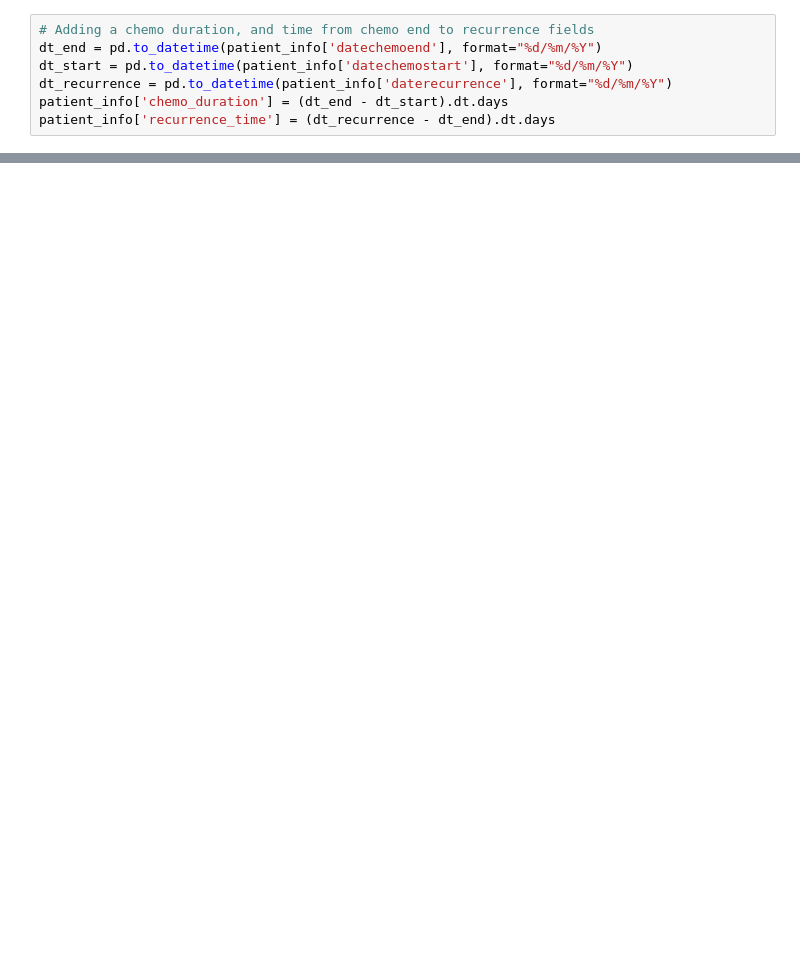
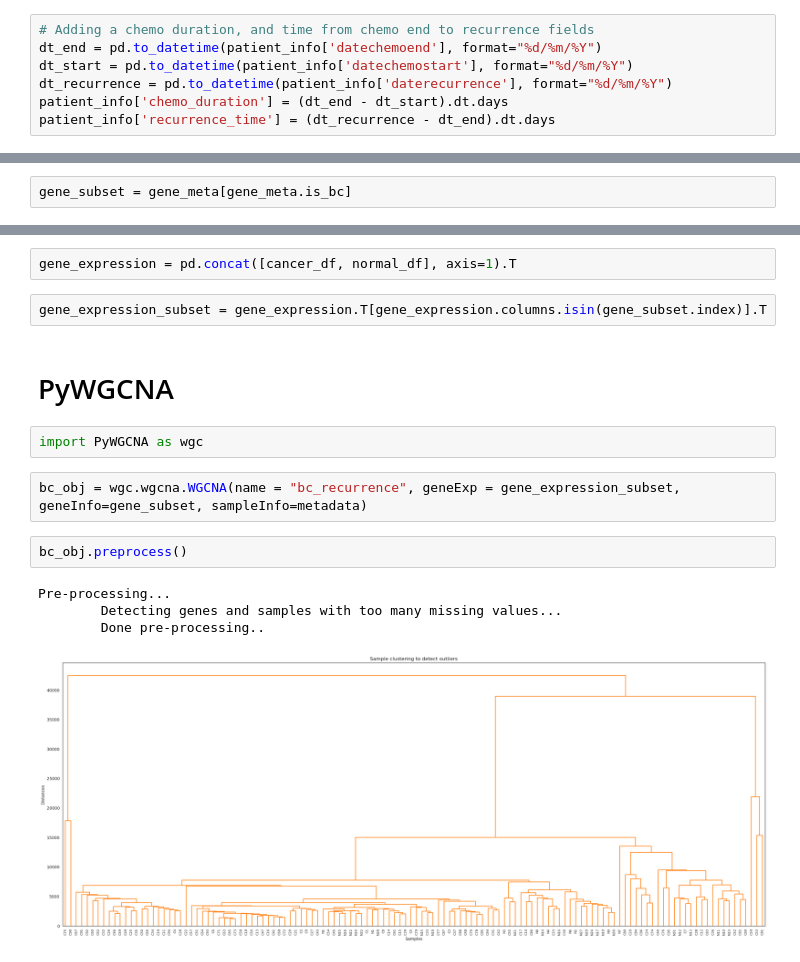
Before and after one commit to a3klein/beng203_project, a Jupyter notebook: src/0_exploration.ipynb, the cells around one changed output, grey strips where cells are left out. Saved outputs shown, nothing was run; the diff lists cells and outputs as text; blank space fills up the shorter version.

Commit message:
initial WGCNA

```diff
--- a/src/0_exploration.ipynb
+++ b/src/0_exploration.ipynb
@@ -69,0 +117,2 @@ normal_df.shape, cancer_df.shape
+# %%
+gene_subset = gene_meta[gene_meta.is_bc]
@@ -69,0 +121,17 @@ normal_df.shape, cancer_df.shape
+# %%
+gene_expression = pd.concat([cancer_df, normal_df], axis=1).T
+# %%
+gene_expression_subset = gene_expression.T[gene_expression.columns.isin(gene_subset.index)].T
+# %% [markdown]
+# PyWGCNA
+# %%
+import PyWGCNA as wgc
+# %%
+bc_obj = wgc.wgcna.WGCNA(name = "bc_recurrence", geneExp = gene_expression_subset, geneInfo=gene_subset, sampleInfo=metadata)
+# %%
+bc_obj.preprocess()
+# %% [output]
+Pre-processing...
+        Detecting genes and samples with too many missing values...
+        Done pre-processing..
+[figure, added]
```
Also changed, not shown: parts of 27 cells of this notebook.
